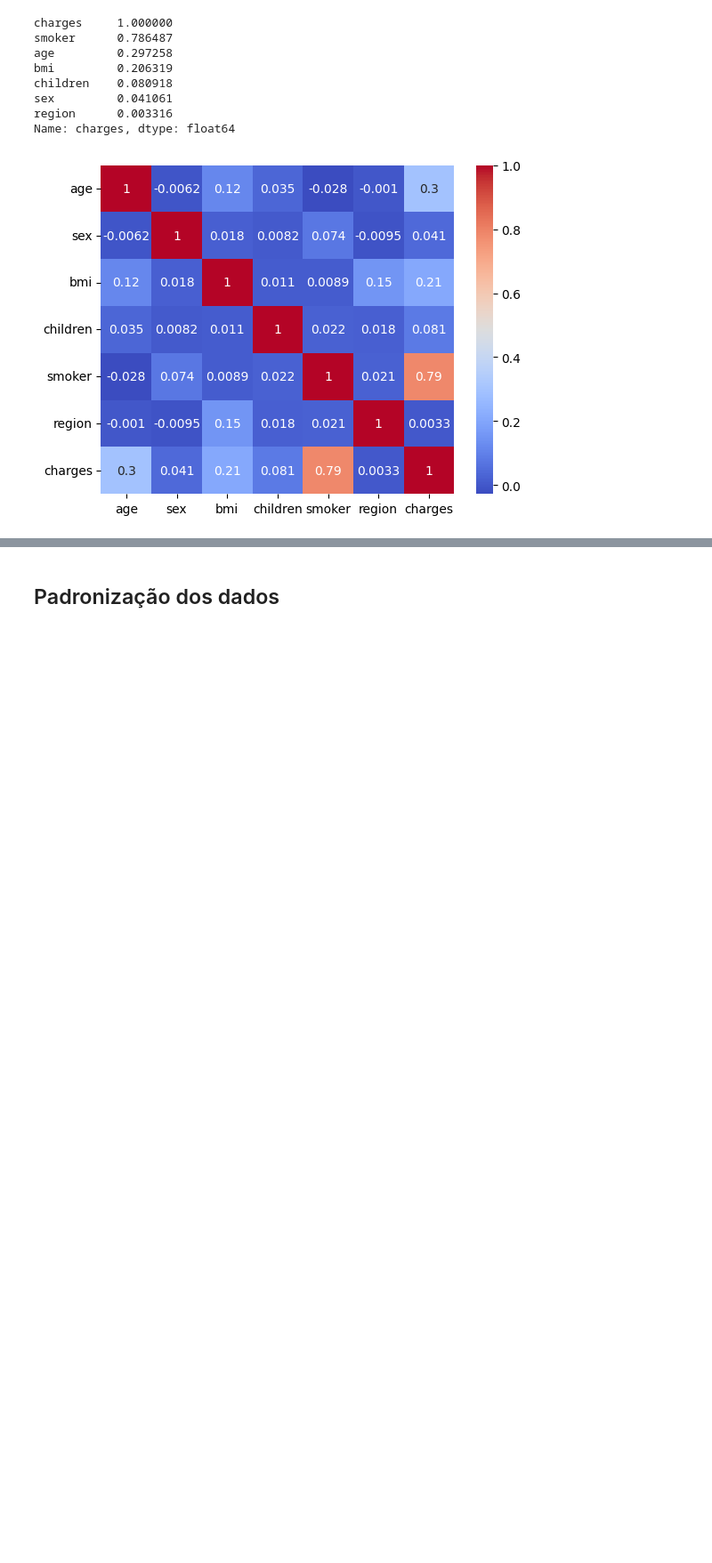
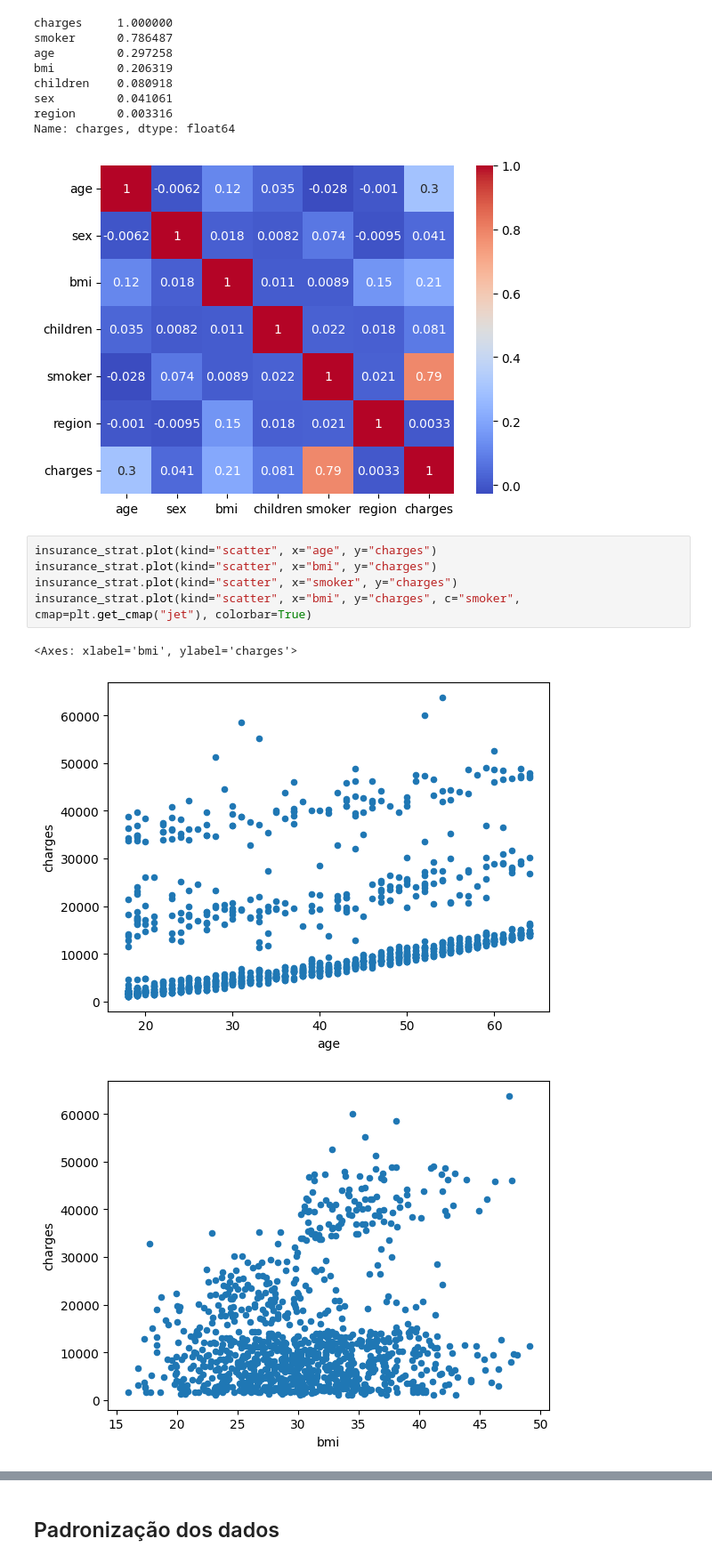
Before and after one commit to caroldf07/tech-challenges-pos-tech-ia, a Jupyter notebook: tech-challenge-fase-1/resolucao-desafio.ipynb, the cells around one changed output, grey strips where cells are left out. Shown at 89% size. Drawn from its saved outputs; the diff is of its cells as text; blank space fills up the shorter version.

```diff
--- a/tech-challenge-fase-1/resolucao-desafio.ipynb
+++ b/tech-challenge-fase-1/resolucao-desafio.ipynb
@@ -270,3 +272,12 @@ sex         0.041061
 region      0.003316
 Name: charges, dtype: float64
 [figure]
+# %%
+insurance_strat.plot(kind="scatter", x="age", y="charges")
+insurance_strat.plot(kind="scatter", x="bmi", y="charges")
+insurance_strat.plot(kind="scatter", x="smoker", y="charges")
+insurance_strat.plot(kind="scatter", x="bmi", y="charges", c="smoker", cmap=plt.get_cmap("jet"), colorbar=True)
+# %% [output]
+<Axes: xlabel='bmi', ylabel='charges'>
+[figure, added]
+[figure, added]
```
Also changed, not shown: parts of 38 cells of this notebook, 1 other file.
